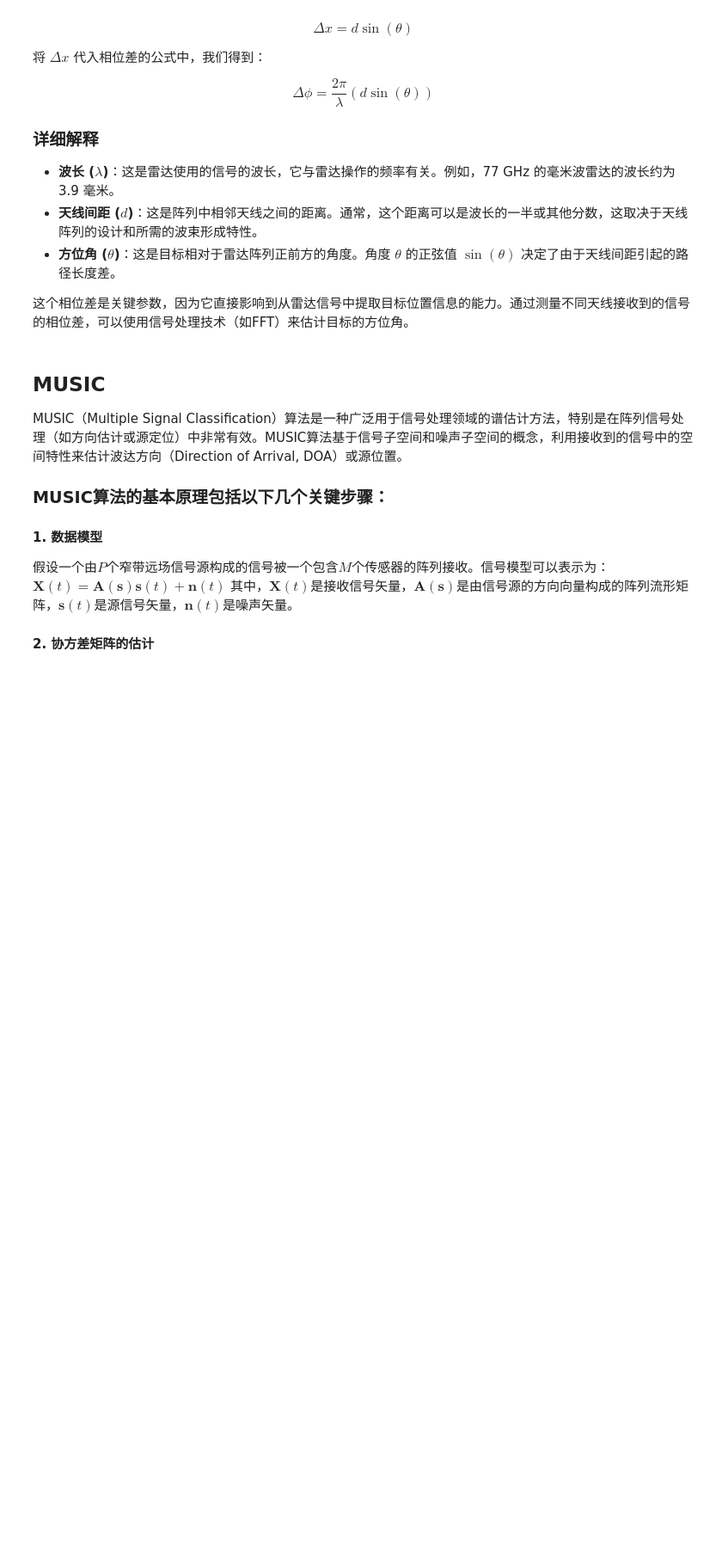
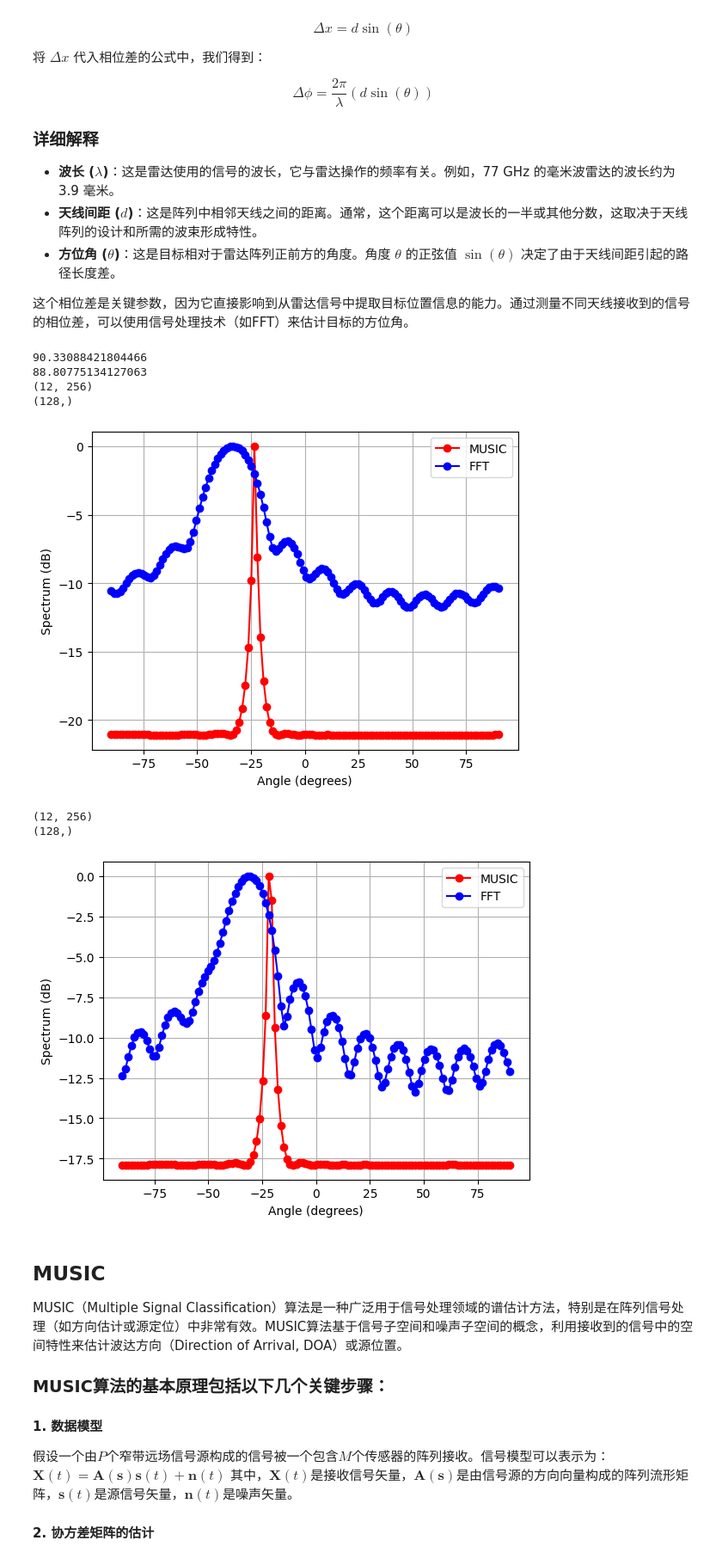
Before and after one commit to hcheng1005/about_Radar, a Jupyter notebook: 信号处理篇/DOA/radarSim.ipynb, the cells around one changed output. Shown: that part at 86% size. Cells and saved outputs as stored; diff of their text form; code cells hidden in the pictures; blank space fills up the shorter version.

```diff
--- a/信号处理篇/DOA/radarSim.ipynb
+++ b/信号处理篇/DOA/radarSim.ipynb
@@ -38,7 +42,7 @@ R_FFT_N, V_FFT_N = 256, 256 #距离FFT和速度FFT
 # 回波信号仿真
 
 tar_num = 2
-R = np.array([10, 15])  # 目标距离
+R = np.array([10, 10])  # 目标距离
 v = np.array([12, -10])  # 目标速度
 theta = np.array([20, 25]) / 180.0 * np.pi   # 目标角度
 
@@ -231,40 +315,49 @@ def os_cfar_2d(data, guard_cells, noise_cells, gate, threshold_scale):
 # %%
 # DOA估计
 # 在进行DOA估计之前，需要先提取目标RangeBin对应的不同接收天线下的数据
 data = 20 * np.log10(np.abs(data_cube[0, :, 0:int(R_FFT_N/2)]))
 
 # plt.figure()
 # plt.imshow(data)
 
 guard_cells = (2, 2)
 noise_cells = (4, 4)
 gate, threshold_scale = 60, 2
 
 detections = os_cfar_2d(data, guard_cells, noise_cells, gate, threshold_scale)
 # print("检测到的目标位置:", detections)
 
+angleBin_num = 128
 for idx, det in enumerate(detections):
-
+    # 获取距离维索引
     rangeBin = det[1]
 
-    # using FFT
-    FFT_num = 128
-    # 使用MUSIC算法进行角度估计
     tar1_rx_data = data_cube[:, :,rangeBin]
     print(tar1_rx_data.shape)
 
-    search_angles, fft_spectrum = doa_FFT(data_cube[:,0,rangeBin], FFT_num)
-    search_angles, music_spectrum = music_algorithm(tar1_rx_data.reshape([RX_N, -1]), 1, RX_N, FFT_num)
+    search_angles, fft_spectrum = doa_FFT(data_cube[:,0,rangeBin], angleBin_num)     # using FFT
+    search_angles, music_spectrum = music_algorithm(tar1_rx_data.reshape([RX_N, -1]), 1, RX_N, angleBin_num)     # using FFT
+    aaaa = doa_capon(tar1_rx_data.reshape([RX_N, -1]), n=angleBin_num)     # using Capon
 
     # 绘制MUSIC谱
     plt.figure()
     plt.plot(search_angles, music_spectrum, '-ro')
     plt.plot(search_angles, fft_spectrum, '-bo')
+    # plt.plot(search_angles, aaaa, '-yo')
     plt.xlabel('Angle (degrees)')
     plt.ylabel('Spectrum (dB)')
-    plt.legend(['MUSIC', 'FFT'])
+    plt.legend(['MUSIC', 'FFT', 'Capon'])
     plt.grid(True)
     plt.show()
+# %% [output]
+90.33088421804466
+88.80775134127063
+(12, 256)
+(128,)
+[figure, added]
+(12, 256)
+(128,)
+[figure, added]
 # %% [markdown]
 ## MUSIC
 
```
Also changed, not shown: parts of 5 cells of this notebook, 1 other file.
